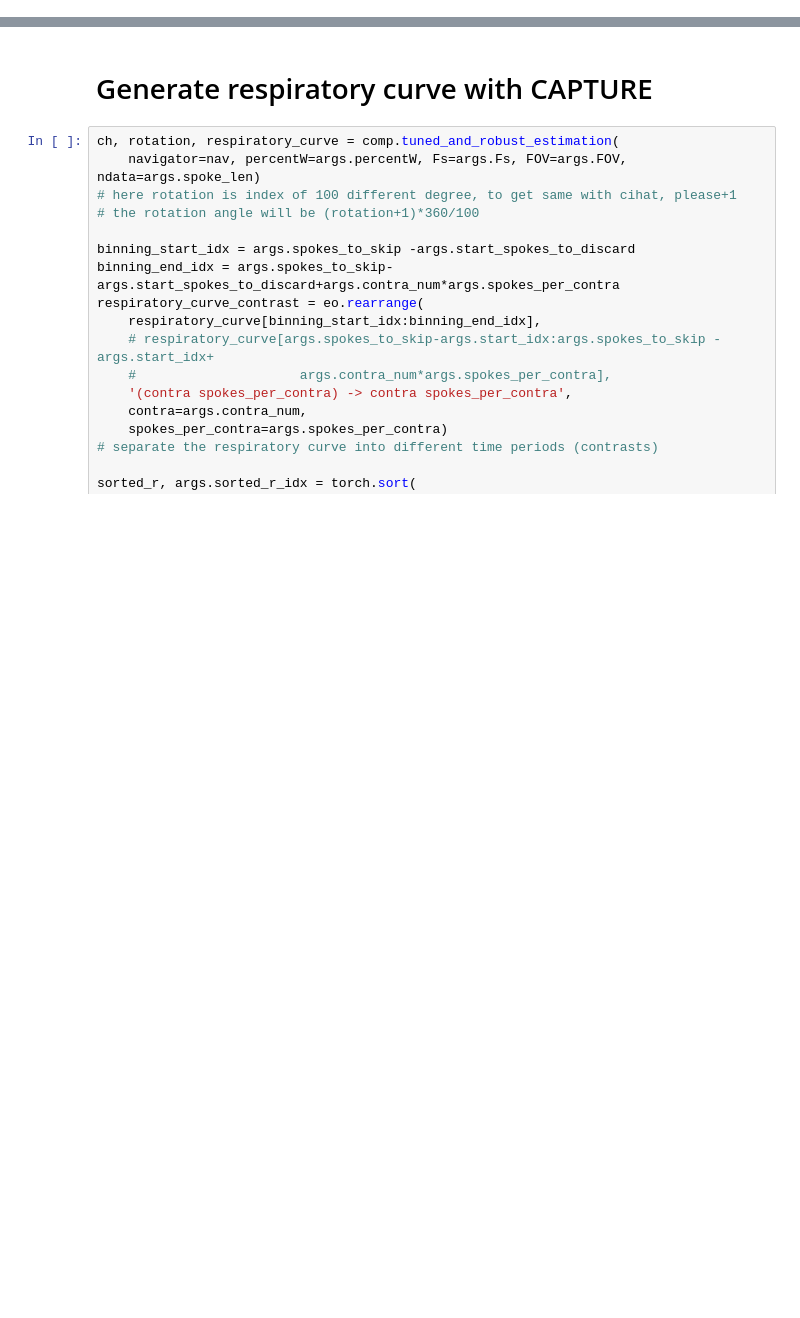
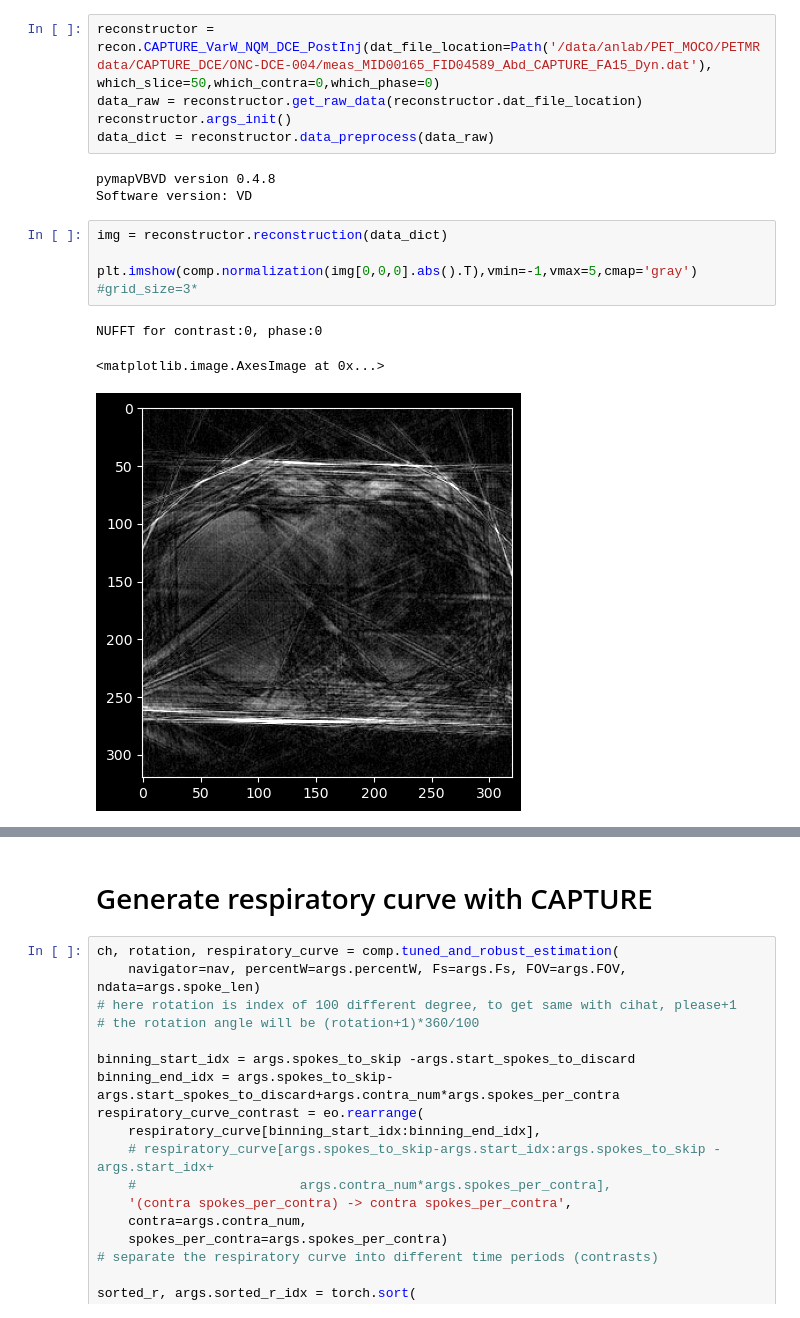
Before and after one commit to yh-li-0604/mri_reconstruction_tools, a Jupyter notebook: reconstruction_test.ipynb, the cells around one changed output, grey strips where cells are left out. Saved outputs shown, nothing was run; the diff lists cells and outputs as text; blank space fills up the shorter version.

```diff
--- a/test.ipynb
+++ b/reconstruction_test.ipynb
@@ -24,0 +22,16 @@ The autoreload extension is already loaded. To reload it, use:
+# %%
+reconstructor = recon.CAPTURE_VarW_NQM_DCE_PostInj(dat_file_location=Path('/data/anlab/PET_MOCO/PETMRdata/CAPTURE_DCE/ONC-DCE-004/meas_MID00165_FID04589_Abd_CAPTURE_FA15_Dyn.dat'), which_slice=50,which_contra=0,which_phase=0)
+data_raw = reconstructor.get_raw_data(reconstructor.dat_file_location)
+reconstructor.args_init()
+data_dict = reconstructor.data_preprocess(data_raw)
+# %% [output]
+pymapVBVD version 0.4.8
+Software version: VD
+# %%
+img = reconstructor.reconstruction(data_dict)
+
+plt.imshow(comp.normalization(img[0,0,0].abs().T),vmin=-1,vmax=5,cmap='gray') #grid_size=3*
+# %% [output]
+NUFFT for contrast:0, phase:0
+<matplotlib.image.AxesImage at 0x...>
+[figure, added]
```
Also changed, not shown: parts of 20 cells of this notebook, 7 other files.
